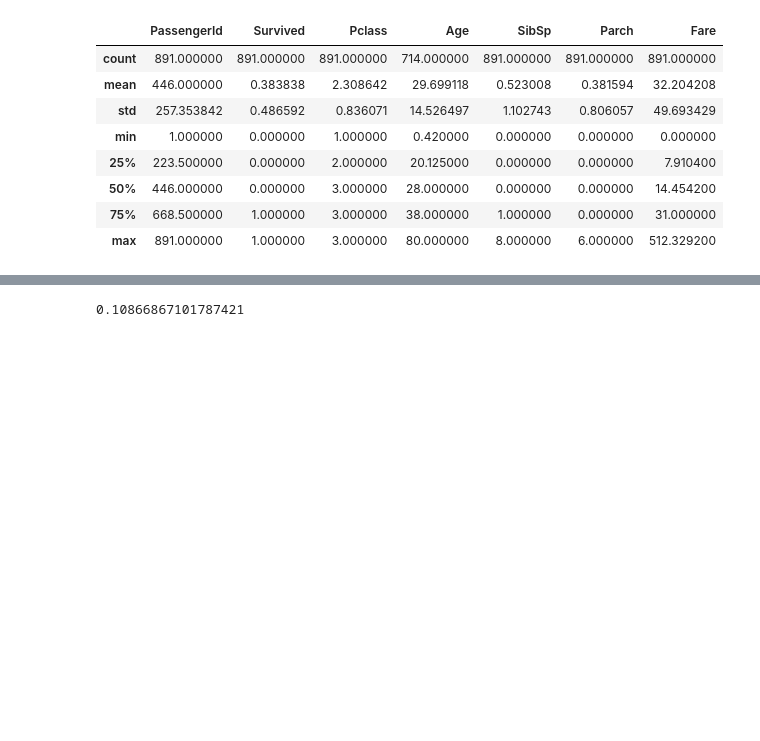
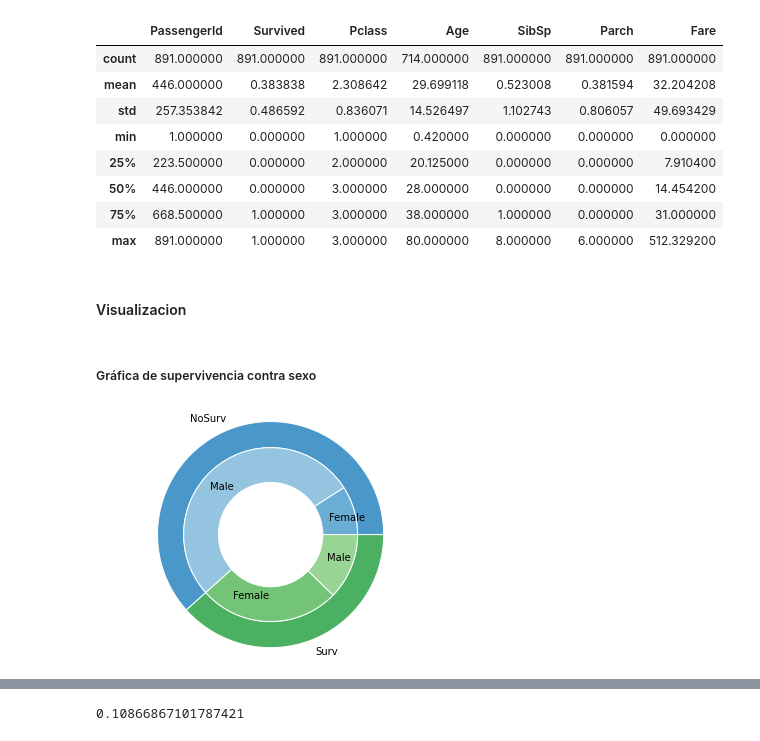
Before and after one commit to fedemedina72/IA1_Equipo8, a Jupyter notebook: LimpiezaDatos.ipynb, the cells around one changed output, grey strips where cells are left out. Saved outputs shown, nothing was run; the diff lists cells and outputs as text; code cells hidden in the pictures; blank space fills up the shorter version.

```diff
--- a/LimpiezaDatos.ipynb
+++ b/LimpiezaDatos.ipynb
@@ -34,3 +34,28 @@ db.describe()
 | 50% | 446.000000 | 0.000000 | 3.000000 | 28.000000 | 0.000000 | 0.000000 | 14.454200 |
 | 75% | 668.500000 | 1.000000 | 3.000000 | 38.000000 | 1.000000 | 0.000000 | 31.000000 |
 | max | 891.000000 | 1.000000 | 3.000000 | 80.000000 | 8.000000 | 6.000000 | 512.329200 |
+# %% [markdown]
+#### Visualizacion
+# %%
+# Paleta de colores
+
+a, b, c=[plt.cm.Blues, plt.cm.Greens, plt.cm.Reds]
+# %% [markdown]
+##### Gráfica de supervivencia contra sexo
+# %%
+# Círculo externo
+fig, ax = plt.subplots()
+ax.axis('equal')
+mypie, _ = ax.pie(db.Survived.value_counts(), radius=1.3,
+                  labels=['NoSurv', 'Surv'], colors=[a(0.6), b(0.6)])
+plt.setp(mypie, width=0.3, edgecolor='white')
+
+# Círculo interno
+mypie2, _ = ax.pie(db.groupby(['Survived','Sex'])['Sex'].count(), radius=1.3-0.3, labels=['Female','Male','Female','Male'],
+                   labeldistance=0.7, colors=[a(0.5), a(0.4), b(0.5), b(0.4)])
+plt.setp(mypie2, width=0.4, edgecolor='white')
+plt.margins(0,0)
+
+plt.show()
+# %% [output]
+[figure, added]
```
Also changed, not shown: parts of 5 cells of this notebook.
